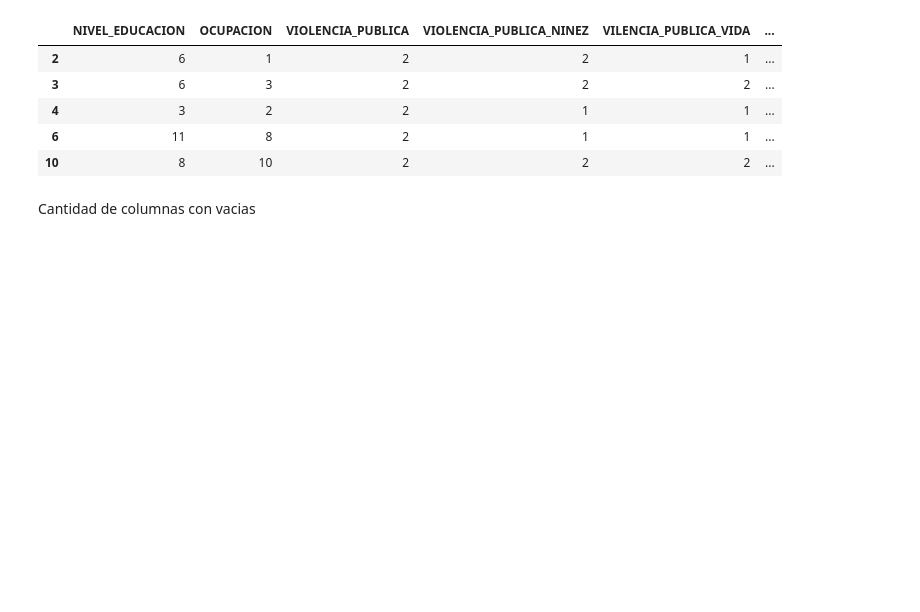
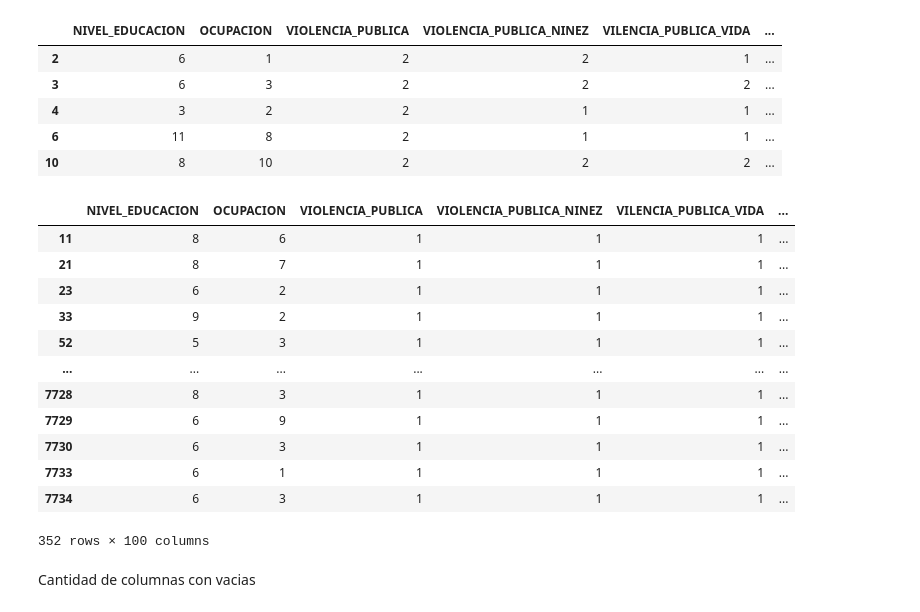
Before and after one commit to LunaGarces/Proyecto_Intro_Cn_Datos, a Jupyter notebook: proyecto.ipynb, the cells around one changed output. Cells and saved outputs as stored; diff of their text form; code cells hidden in the pictures; blank space fills up the shorter version.

```diff
--- a/proyecto.ipynb
+++ b/proyecto.ipynb
@@ -975,6 +975,22 @@ Proceso terminado
 | 4 | 3 | 2 | 2 | 1 | 1 | ... |
 | 6 | 11 | 8 | 2 | 1 | 1 | ... |
 | 10 | 8 | 10 | 2 | 2 | 2 | ... |
+# %%
+data_vif[(data_vif.VIOLENCIA_PUBLICA != 2) & (data_vif.VIOLENCIA_PUBLICA_NINEZ != 2) & (data_vif.VILENCIA_PUBLICA_VIDA != 2)]
+# %% [output]
+|  | NIVEL_EDUCACION | OCUPACION | VIOLENCIA_PUBLICA | VIOLENCIA_PUBLICA_NINEZ | VILENCIA_PUBLICA_VIDA | ... |
+| 11 | 8 | 6 | 1 | 1 | 1 | ... |
+| 21 | 8 | 7 | 1 | 1 | 1 | ... |
+| 23 | 6 | 2 | 1 | 1 | 1 | ... |
+| 33 | 9 | 2 | 1 | 1 | 1 | ... |
+| 52 | 5 | 3 | 1 | 1 | 1 | ... |
+| ... | ... | ... | ... | ... | ... | ... |
+| 7728 | 8 | 3 | 1 | 1 | 1 | ... |
+| 7729 | 6 | 9 | 1 | 1 | 1 | ... |
+| 7730 | 6 | 3 | 1 | 1 | 1 | ... |
+| 7733 | 6 | 1 | 1 | 1 | 1 | ... |
+| 7734 | 6 | 3 | 1 | 1 | 1 | ... |
+352 rows × 100 columns
 # %% [markdown]
 Cantidad de columnas con vacias
 # %%
```
Also changed, not shown: parts of 1 cell of this notebook, 1 other file.
